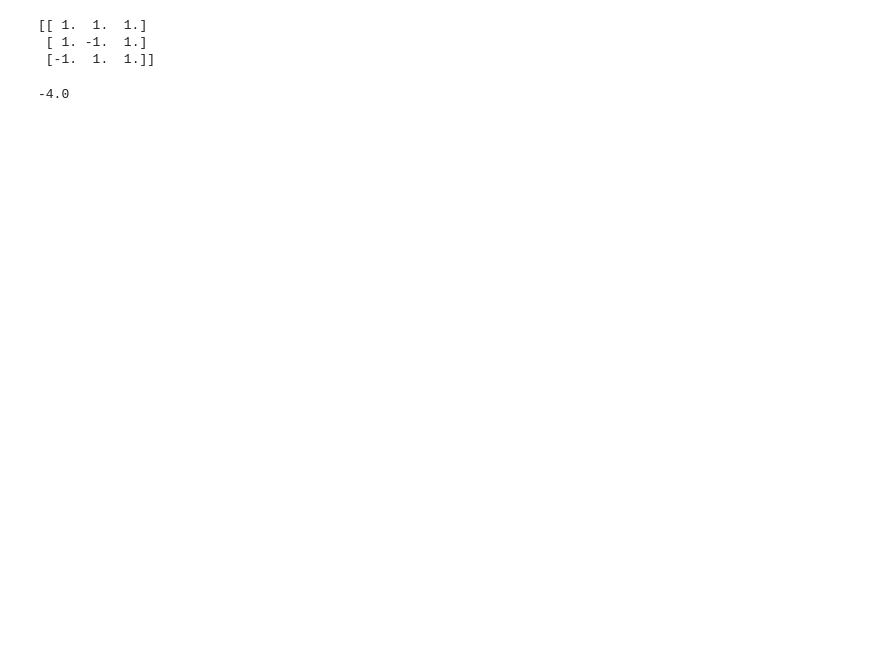
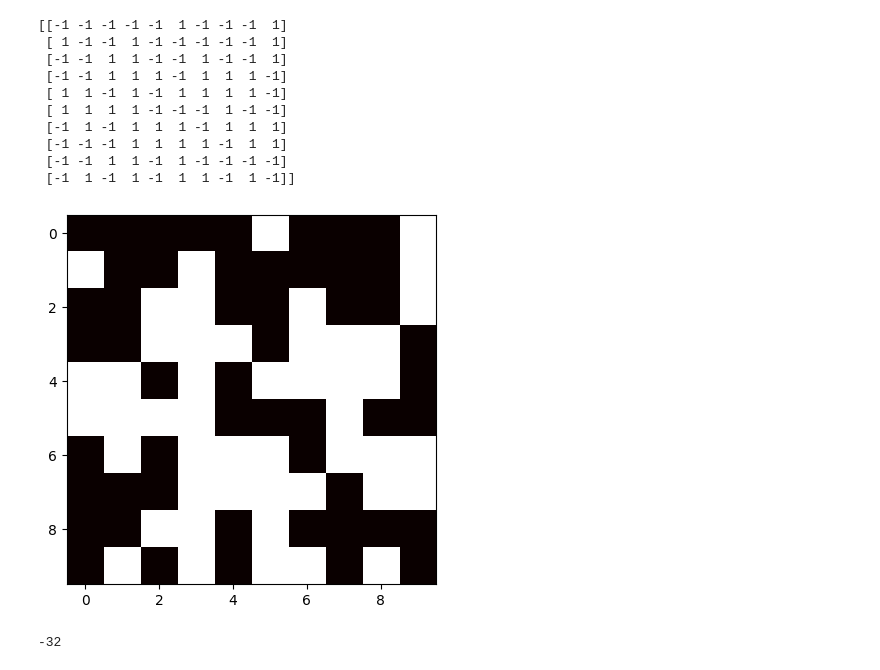
Before and after one commit to alexMcGarity/computational-physics, a Jupyter notebook: Group Project Two/ising.ipynb, the cells around one changed output. Saved outputs shown, nothing was run; the diff lists cells and outputs as text; code cells hidden in the pictures; blank space fills up the shorter version.

```diff
--- a/Group Project Two/ising.ipynb
+++ b/Group Project Two/ising.ipynb
@@ -1,22 +1,34 @@
 # %%
-#we start with a 5 by 5 grid of spins
+#we start with a 10 by grid of spins
 
 import numpy as np
 import matplotlib.pyplot as plt
 import random
 
-#initialize the grid
+#initialize the grid with random spins given a grid size n
 def initialize_grid(n):
-    grid = np.zeros((n,n))
-    for i in range(n):
-        for j in range(n):
-            grid[i,j] = random.choice([-1,1])
+    rng = np.random.default_rng()
+    grid = rng.choice([-1,1], size=(n,n))
     return grid
 
 #test that the grid is initialized correctly
-grid = initialize_grid(3)
+
+#we're going to start with a 10 by 10 grid
+grid = initialize_grid(10)
 print(grid)
+
+#use matplotlib to visualize the grid as a heatmap
+plt.imshow(grid, cmap='hot', interpolation='nearest')
+plt.show()
 # %% [output]
-[[ 1.  1.  1.]
- [ 1. -1.  1.]
- [-1.  1.  1.]]
+[[-1 -1 -1 -1 -1  1 -1 -1 -1  1]
+ [ 1 -1 -1  1 -1 -1 -1 -1 -1  1]
+ [-1 -1  1  1 -1 -1  1 -1 -1  1]
+ [-1 -1  1  1  1 -1  1  1  1 -1]
+ [ 1  1 -1  1 -1  1  1  1  1 -1]
+ [ 1  1  1  1 -1 -1 -1  1 -1 -1]
+ [-1  1 -1  1  1  1 -1  1  1  1]
+ [-1 -1 -1  1  1  1  1 -1  1  1]
+ [-1 -1  1  1 -1  1 -1 -1 -1 -1]
+ [-1  1 -1  1 -1  1  1 -1  1 -1]]
+[figure, added]
@@ -28,10 +42,12 @@ def compute_energy(grid):
     for i in range(n):
         for j in range(n):
             #check the energy at each point by selecting the nearest neighbors and checking whether they are the same spin
+            #each neighbor contributes -1 to the energy if they are the same spin
+            #each neighbor contributes +1 to the energy if they are the opposite spin
             energy += -grid[i,j]*(grid[(i+1)%n,j] + grid[i,(j+1)%n] + grid[(i-1)%n,j] + grid[i,(j-1)%n])
     return energy
 
 #test that the energy is computed correctly
 print(compute_energy(grid))
 # %% [output]
--4.0
+-32
```
Also changed, not shown: parts of 5 cells of this notebook, 1 other file.
